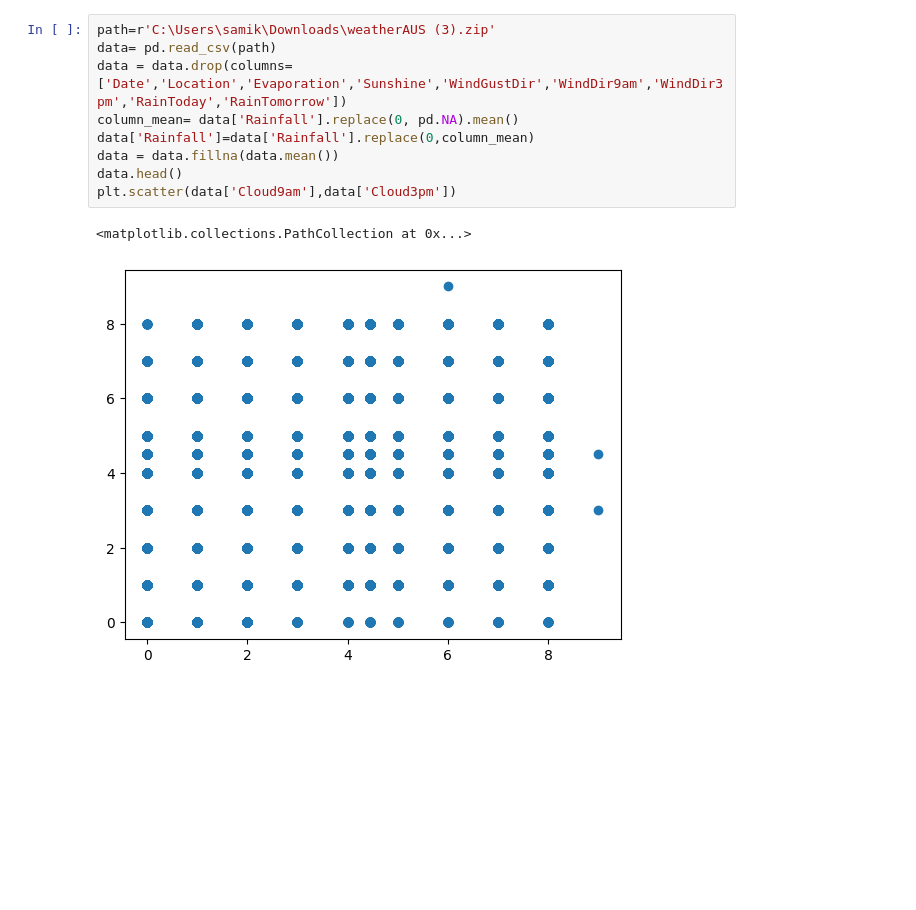
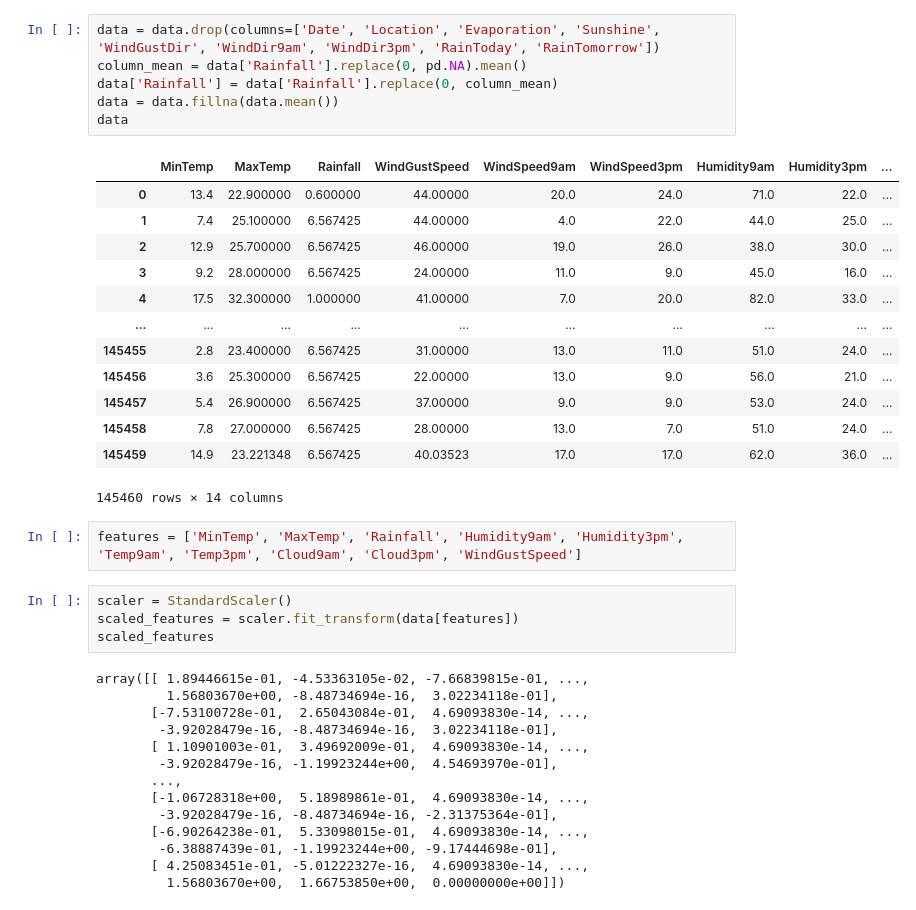
Before and after one commit to Team-RoboManipal/Samiksha-Ambastha, a Jupyter notebook: Samiksha_Ambastha_K-Means_CODE_Robomanipal.ipynb, the cells around one changed output. Cells and saved outputs as stored; diff of their text form; blank space fills up the shorter version.

Commit message:
Add files via upload
Update K-means code file

```diff
--- a/Samiksha_Ambastha_K-Means_CODE_Robomanipal.ipynb
+++ b/Samiksha_Ambastha_K-Means_CODE_Robomanipal.ipynb
@@ -8,13 +26,41 @@ from matplotlib import pyplot as plt
 # %%
-path=r'C:\Users\samik\Downloads\weatherAUS (3).zip'
-data= pd.read_csv(path)
-data = data.drop(columns=['Date','Location','Evaporation','Sunshine','WindGustDir','WindDir9am','WindDir3pm','RainToday','RainTomorrow'])
-column_mean= data['Rainfall'].replace(0, pd.NA).mean()
-data['Rainfall']=data['Rainfall'].replace(0,column_mean)
+data = data.drop(columns=['Date', 'Location', 'Evaporation', 'Sunshine', 'WindGustDir', 'WindDir9am', 'WindDir3pm', 'RainToday', 'RainTomorrow'])
+column_mean = data['Rainfall'].replace(0, pd.NA).mean()
+data['Rainfall'] = data['Rainfall'].replace(0, column_mean)
 data = data.fillna(data.mean())
-data.head()
-plt.scatter(data['Cloud9am'],data['Cloud3pm'])
+data
 # %% [output]
+|  | MinTemp | MaxTemp | Rainfall | WindGustSpeed | WindSpeed9am | WindSpeed3pm | Humidity9am | Humidity3pm | ... |
+| 0 | 13.4 | 22.900000 | 0.600000 | 44.00000 | 20.0 | 24.0 | 71.0 | 22.0 | ... |
+| 1 | 7.4 | 25.100000 | 6.567425 | 44.00000 | 4.0 | 22.0 | 44.0 | 25.0 | ... |
+| 2 | 12.9 | 25.700000 | 6.567425 | 46.00000 | 19.0 | 26.0 | 38.0 | 30.0 | ... |
+| 3 | 9.2 | 28.000000 | 6.567425 | 24.00000 | 11.0 | 9.0 | 45.0 | 16.0 | ... |
+| 4 | 17.5 | 32.300000 | 1.000000 | 41.00000 | 7.0 | 20.0 | 82.0 | 33.0 | ... |
+| ... | ... | ... | ... | ... | ... | ... | ... | ... | ... |
+| 145455 | 2.8 | 23.400000 | 6.567425 | 31.00000 | 13.0 | 11.0 | 51.0 | 24.0 | ... |
+| 145456 | 3.6 | 25.300000 | 6.567425 | 22.00000 | 13.0 | 9.0 | 56.0 | 21.0 | ... |
+| 145457 | 5.4 | 26.900000 | 6.567425 | 37.00000 | 9.0 | 9.0 | 53.0 | 24.0 | ... |
+| 145458 | 7.8 | 27.000000 | 6.567425 | 28.00000 | 13.0 | 7.0 | 51.0 | 24.0 | ... |
+| 145459 | 14.9 | 23.221348 | 6.567425 | 40.03523 | 17.0 | 17.0 | 62.0 | 36.0 | ... |
-<matplotlib.collections.PathCollection at 0x...>
+145460 rows × 14 columns
-[figure, removed]
+# %%
+features = ['MinTemp', 'MaxTemp', 'Rainfall', 'Humidity9am', 'Humidity3pm', 'Temp9am', 'Temp3pm', 'Cloud9am', 'Cloud3pm', 'WindGustSpeed']
+# %%
+scaler = StandardScaler()
+scaled_features = scaler.fit_transform(data[features])
+scaled_features
+# %% [output]
+array([[ 1.89446615e-01, -4.53363105e-02, -7.66839815e-01, ...,
+         1.56803670e+00, -8.48734694e-16,  3.02234118e-01],
+       [-7.53100728e-01,  2.65043084e-01,  4.69093830e-14, ...,
+        -3.92028479e-16, -8.48734694e-16,  3.02234118e-01],
+       [ 1.10901003e-01,  3.49692009e-01,  4.69093830e-14, ...,
+        -3.92028479e-16, -1.19923244e+00,  4.54693970e-01],
+       ...,
+       [-1.06728318e+00,  5.18989861e-01,  4.69093830e-14, ...,
+        -3.92028479e-16, -8.48734694e-16, -2.31375364e-01],
+       [-6.90264238e-01,  5.33098015e-01,  4.69093830e-14, ...,
+        -6.38887439e-01, -1.19923244e+00, -9.17444698e-01],
+       [ 4.25083451e-01, -5.01222327e-16,  4.69093830e-14, ...,
+         1.56803670e+00,  1.66753850e+00,  0.00000000e+00]])
 # %%
```
Also changed, not shown: parts of 10 cells of this notebook.
